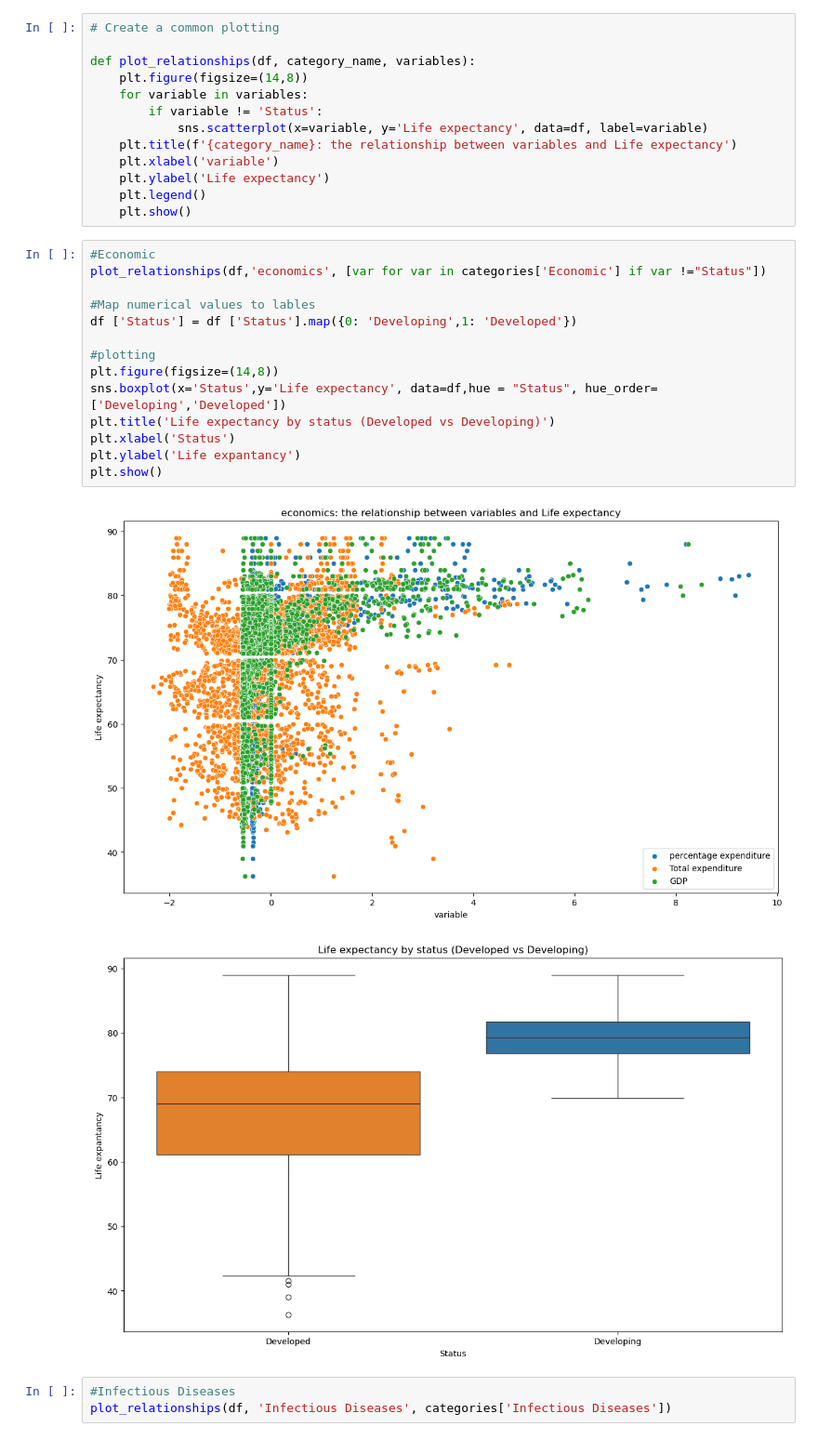
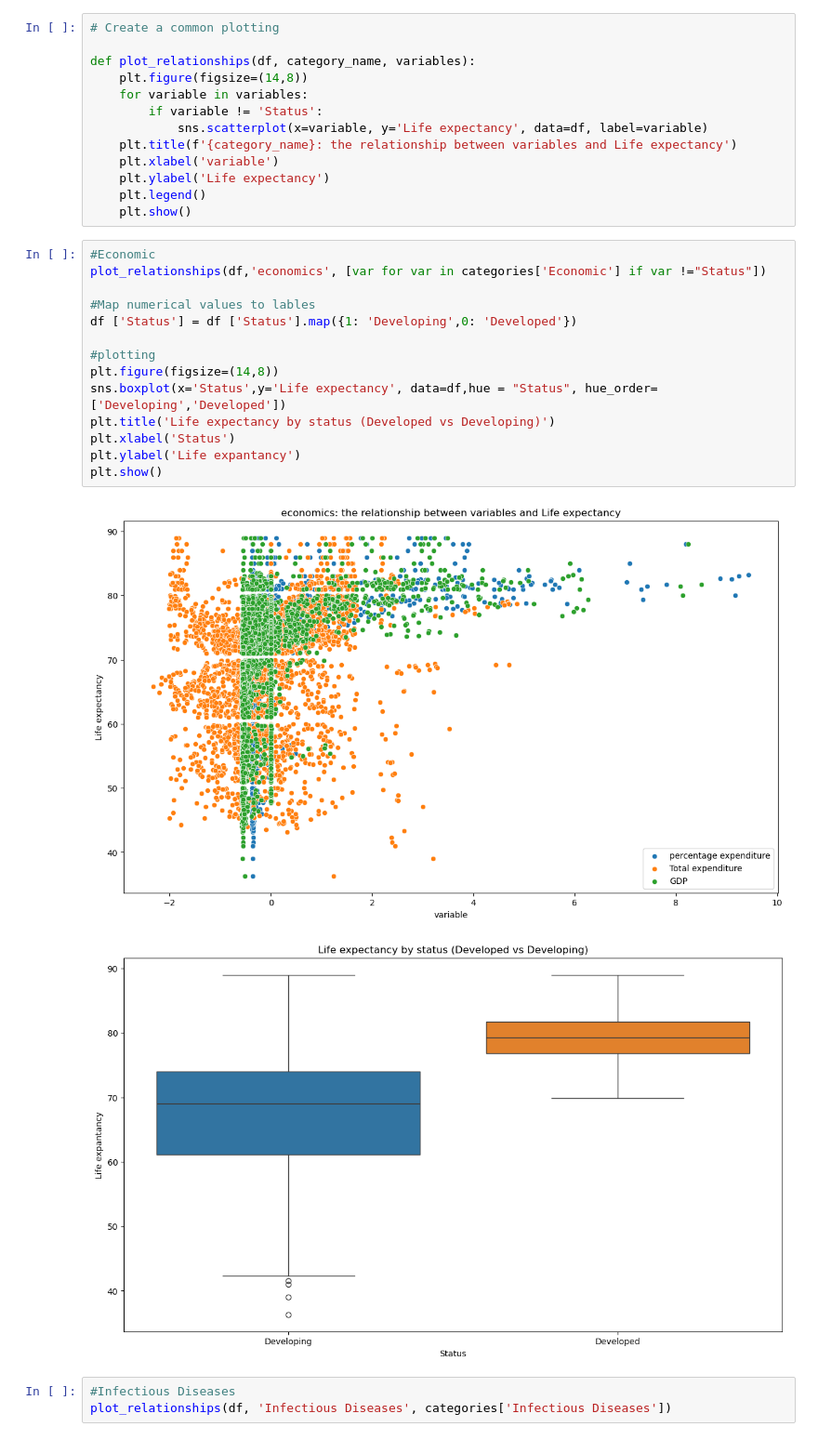
Before and after one commit to samamaryna/team_project, a Jupyter notebook: Project_1.ipynb, the cells around one changed output. Shown at 93% size. Cells and saved outputs as stored; diff of their text form.

```diff
--- a/Project_1.ipynb
+++ b/Project_1.ipynb
@@ -485,20 +485,20 @@ def plot_relationships(df, category_name, variables):
 # %%
 #Economic
 plot_relationships(df,'economics', [var for var in categories['Economic'] if var !="Status"])
 
 #Map numerical values to lables
-df ['Status'] = df ['Status'].map({0: 'Developing',1: 'Developed'})
+df ['Status'] = df ['Status'].map({1: 'Developing',0: 'Developed'})
 
 #plotting
 plt.figure(figsize=(14,8))
 sns.boxplot(x='Status',y='Life expectancy', data=df,hue = "Status", hue_order= ['Developing','Developed'])
 plt.title('Life expectancy by status (Developed vs Developing)')
 plt.xlabel('Status')
 plt.ylabel('Life expantancy')
 plt.show()
 # %% [output]
 [figure]
-[figure, old version]
+[figure, new version]
 # %%
 #Infectious Diseases
 plot_relationships(df, 'Infectious Diseases', categories['Infectious Diseases'])
```
Also changed, not shown: parts of 10 cells of this notebook.
